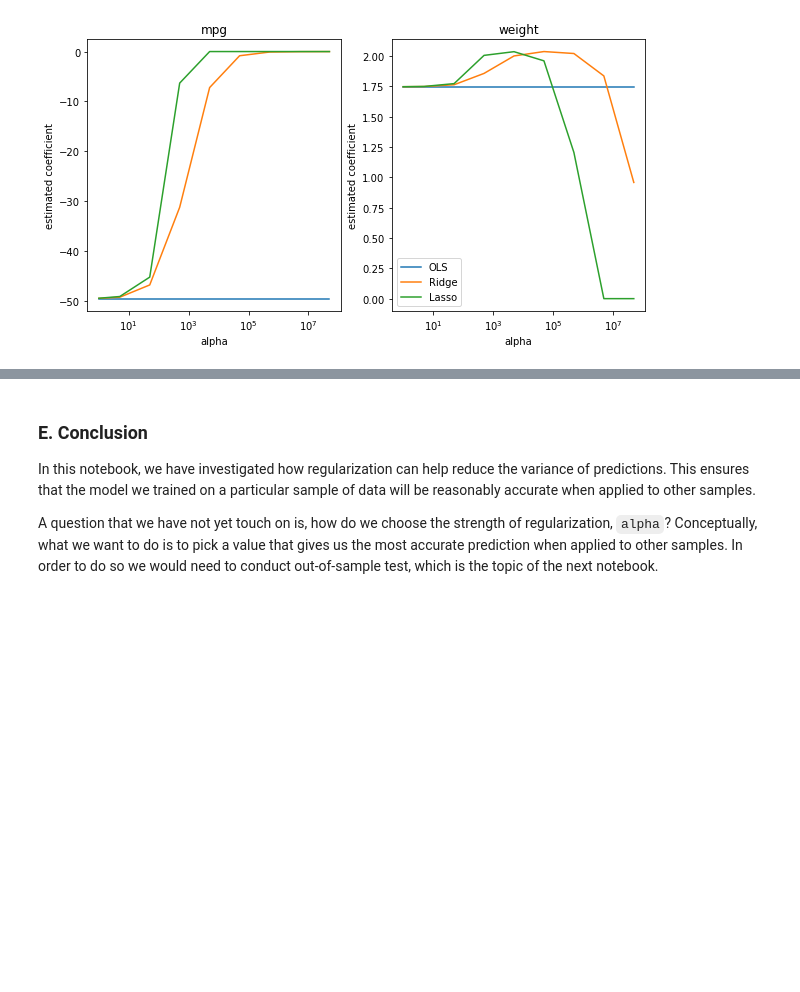
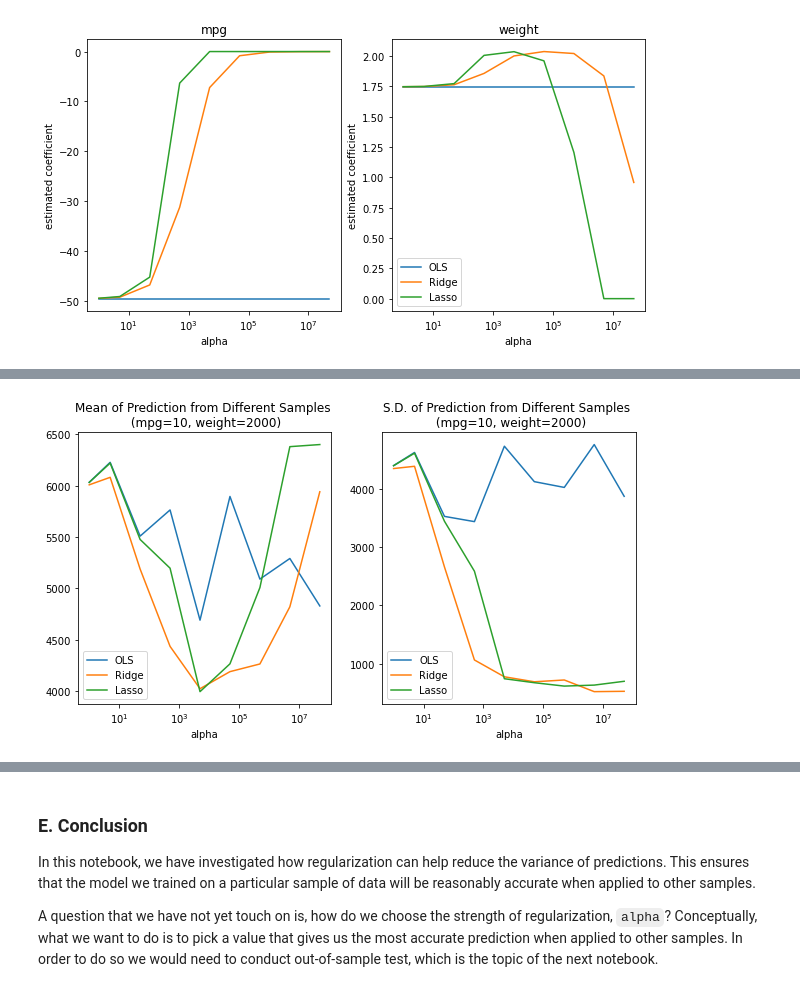
Before and after one commit to ticoneva/data-analytics-course, a Jupyter notebook: Completed/B2-Regression-Completed.ipynb, the cells around one changed output, grey strips where cells are left out. Cells and saved outputs as stored; diff of their text form; code cells hidden in the pictures; blank space fills up the shorter version.

Commit message:
2021-3-13
Updates to B3-Regression.ipynb.

```diff
--- a/Completed/B2-Regression-Completed.ipynb
+++ b/Completed/B2-Regression-Completed.ipynb
@@ -322,18 +302,0 @@ S.D. of predictions: 701.691083919
-# %%
-#Lasso
-
-x_pop = auto[["mpg","weight"]]
-y_pop = auto["price"]
-
-predict_list = []
-
-for i in range(30):
-    y,x = resample(y_pop,x_pop,n_samples=20)
-    model = Lasso(alpha=500000) #Lasso
-    model.fit(x,y)
-
-    xb = model.predict([[10,2000]])
-    predict_list.append(xb)
-
-print("Mean of predictions:", np.mean(predict_list))
-print("S.D. of predictions:", np.std(predict_list))
@@ -342,0 +303,81 @@ S.D. of predictions: 715.119969579
+# %%
+#Alphas to go through
+alphas = [1,5,50,500,5000,50000,500000,5000000,50000000]
+
+#An sample/observation of independent variables to be used for prediction
+query = [[10,2000]]
+
+#Empty lists to contain mean predictions
+ols_mean = []
+ridge_mean = []
+lasso_mean = []
+
+#Empty lists to contain standard deviations
+ols_std = []
+ridge_std = []
+lasso_std = []
+
+#Loop through alphas
+for a in alphas:
+
+    #Empty lists to contain predictions
+    ols_predict = []
+    ridge_predict = []
+    lasso_predict = []
+
+    #Draw 20 random samples and fit models for 50 times
+    for i in range(50):
+
+        y,x = resample(y_pop,x_pop,n_samples=20)
+
+        #ols
+        ols = LinearRegression()
+        ols.fit(x,y)
+        ols_xb = ols.predict(query)
+        ols_predict.append(ols_xb)
+
+        #Ridge
+        ridge = Ridge(alpha=a)
+        ridge.fit(x,y)
+        ridge_xb = ridge.predict(query)
+        ridge_predict.append(ridge_xb)
+
+        #Lasso
+        lasso = Lasso(alpha=a)
+        lasso.fit(x,y)
+        lasso_xb = lasso.predict(query)
+        lasso_predict.append(lasso_xb)
+
+    #Calculate and store mean prediction
+    ols_mean.append(np.mean(ols_predict))
+    ridge_mean.append(np.mean(ridge_predict))
+    lasso_mean.append(np.mean(lasso_predict))
+
+    #Calculate and store standard deviations
+    ols_std.append(np.std(ols_predict))
+    ridge_std.append(np.std(ridge_predict))
+    lasso_std.append(np.std(lasso_predict))
+
+#Import library for graphing
+%matplotlib inline
+import matplotlib.pyplot as plt
+
+#Plot mean
+fig, (mn, sd) = plt.subplots(ncols=2,figsize=(10,5))
+mn.set_title("Mean of Prediction from Different Samples \n (mpg=10, weight=2000)")
+mn.set_xlabel("alpha")
+mn.set_xscale("log")
+mn.plot(alphas, ols_mean, label='OLS')
+mn.plot(alphas, ridge_mean, label='Ridge')
+mn.plot(alphas, lasso_mean, label='Lasso')
+mn.legend(loc=0)
+
+#Plot standard deviations
+sd.set_title("S.D. of Prediction from Different Samples \n (mpg=10, weight=2000)")
+sd.set_xlabel("alpha")
+sd.set_xscale("log")
+sd.plot(alphas, ols_std, label='OLS')
+sd.plot(alphas, ridge_std, label='Ridge')
+sd.plot(alphas, lasso_std, label='Lasso')
+sd.legend(loc=0)
+# %% [output]
@@ -343 +385,2 @@ S.D. of predictions: 715.119969579
+[figure, added]
 # %% [markdown]
```
Also changed, not shown: parts of 18 cells of this notebook, 8 other files.
